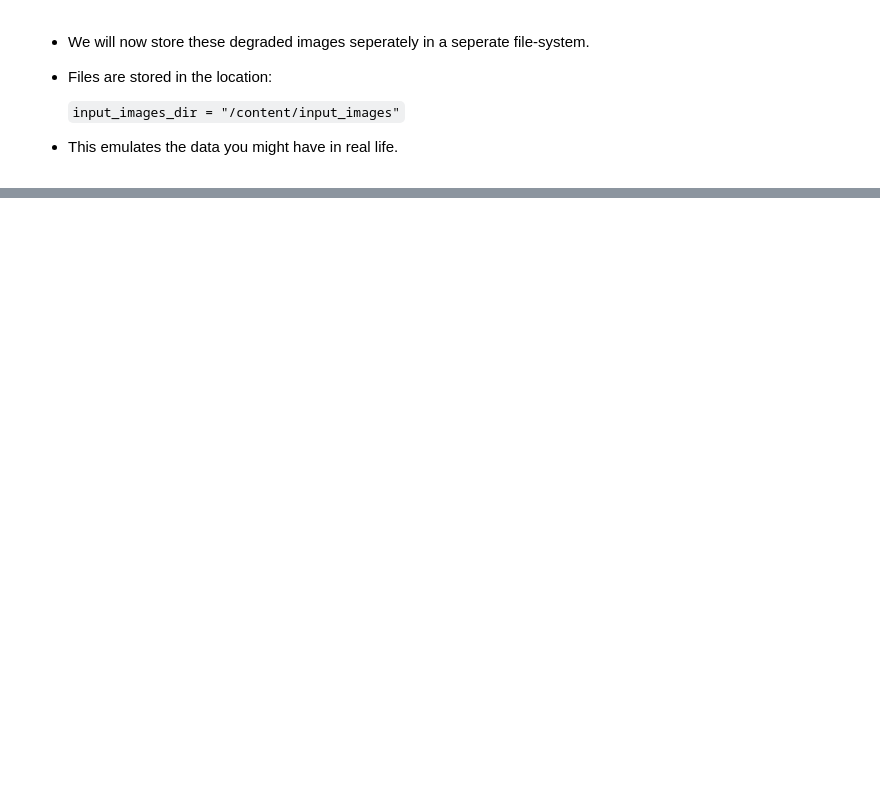
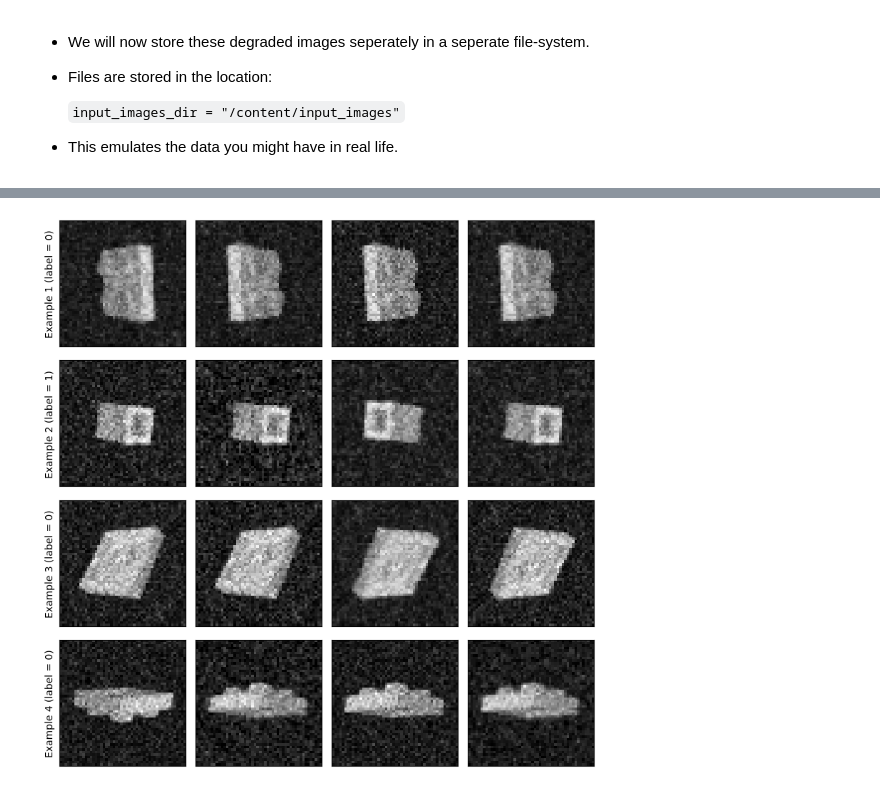
Before and after one commit to mdblackledge/theoryofimaging2, a Jupyter notebook: workshop/practical_exercises.ipynb, the cells around one changed output, grey strips where cells are left out. Drawn from its saved outputs; the diff is of its cells as text; code cells hidden in the pictures; blank space fills up the shorter version.

```diff
--- a/workshop/practical_exercises.ipynb
+++ b/workshop/practical_exercises.ipynb
@@ -144,0 +297,31 @@ for block_group_dir in tqdm(os.listdir(clean_data_path), desc = "Resampling imag
+# %%
+from monai.data import CacheDataset
+
+train_ds = CacheDataset(
+    data=files_train,
+    transform=transforms_train,
+    cache_rate=1.0,      # cache all data
+    num_workers=4        # workers used during caching
+)
+
+# for validation, we do not use augmentation.
+val_ds = CacheDataset(
+    data=files_val,
+    transform=transforms_inference,
+    cache_rate=1.0,      # cache all data
+    num_workers=4        # workers used during caching
+)
+
+# Lets plot some examples
+f, ax = plt.subplots(4, 4, figsize = (8, 8))
+ax = ax.ravel()
+for i in range(16):
+    if i % 4 == 0:
+        ax[i].set_ylabel(f"Example {int(i / 4) + 1} (label = {train_ds[int(i / 4)]["label"]})")
+    ax[i].imshow(train_ds[int(i / 4)]["image"][0], cmap = "gray", clim = (0, 1))
+    ax[i].set_xticks([]), ax[i].set_yticks([])
+
+plt.tight_layout()
+plt.show()
+# %% [output]
+[figure, added]
```
Also changed, not shown: parts of 19 cells of this notebook.
